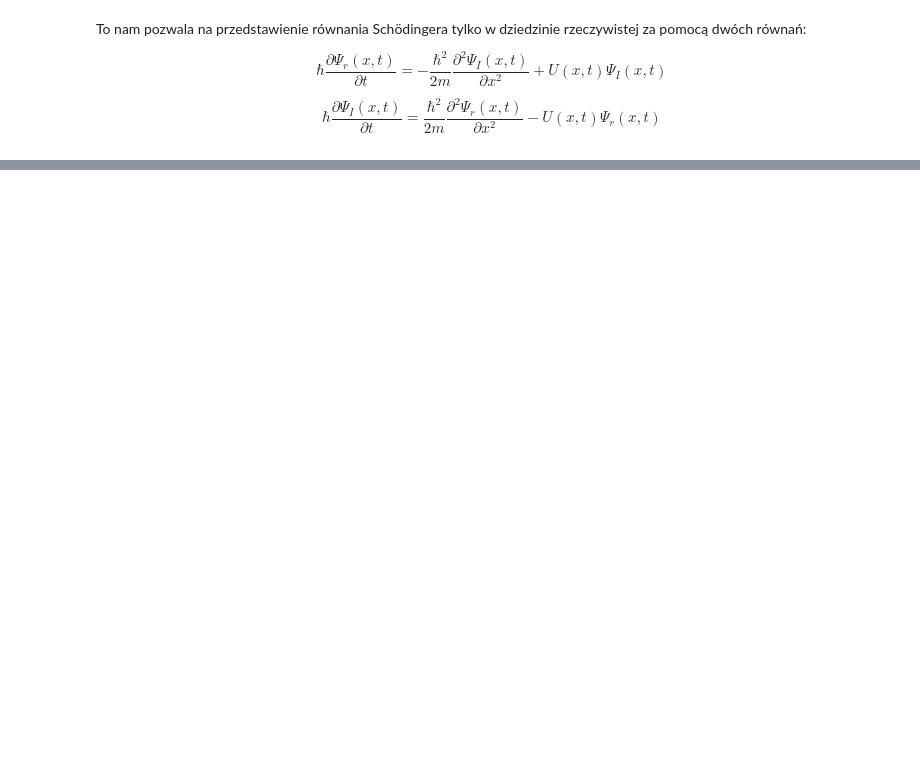
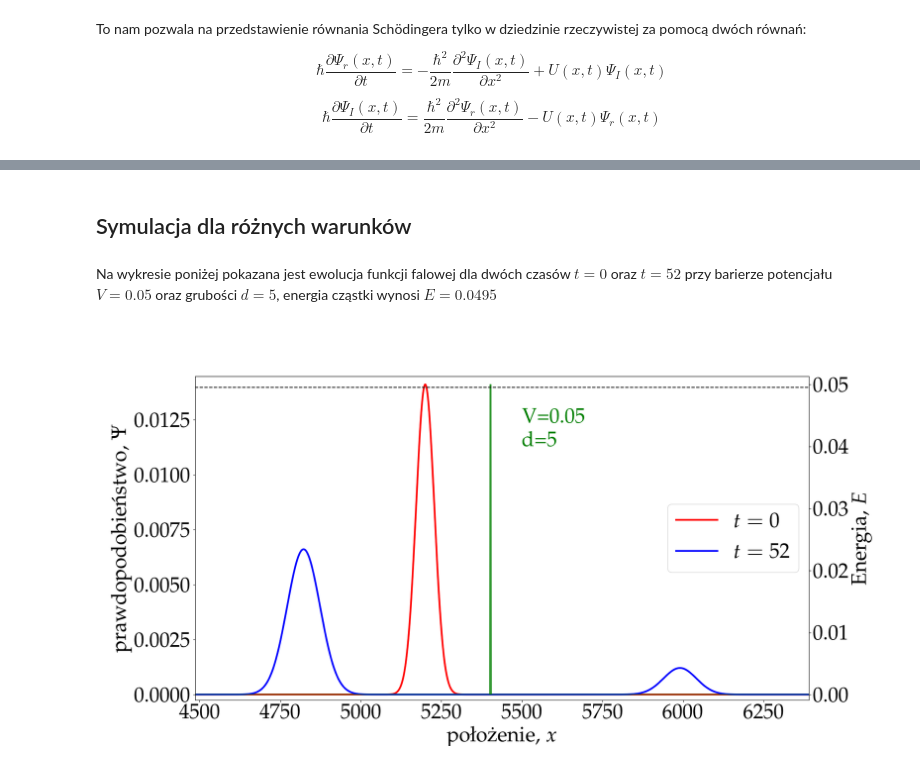
Before and after one commit to pawel21/FDTD, a Jupyter notebook: Schrodinger/FDTD_Schrodinger.ipynb, the cells around one changed output, grey strips where cells are left out. Cells and saved outputs as stored; diff of their text form; code cells hidden in the pictures; blank space fills up the shorter version.

```diff
--- a/Schrodinger/FDTD_Schrodinger.ipynb
+++ b/Schrodinger/FDTD_Schrodinger.ipynb
@@ -28,0 +53,7 @@ $$ \frac{\partial^2 \Psi(x,t)}{\partial x^2} \approx \frac{\Psi(x \Delta x,t) -
+# %%
+%matplotlib qt5
+import matplotlib.pyplot as plt
+import matplotlib
+import numpy as np
+
+plt.rcParams.update({'font.size':25})
@@ -28,0 +194,25 @@ $$ \frac{\partial^2 \Psi(x,t)}{\partial x^2} \approx \frac{\Psi(x \Delta x,t) -
+# %%
+from matplotlib import animation, rc
+from IPython.display import HTML
+
+rc('animation', html='html5')
+plt.rcParams.update({'font.size':15})
+
+fig, ax3 = plt.subplots()
+plot_psi, = ax3.plot([], [], color="red", lw=2, label="$\Psi$")
+plt.legend(loc=6)
+ax4 = ax3.twinx()
+ax4.fill(X, V, color='green', alpha=0.8)
+ax4.plot([0, N], [E, E], 'k--', label="energia cząstki")
+plt.legend(loc=2)
+
+def init():
+     plot_psi.set_data([], [])
+     return (plot_psi,)
+
+def run(i):
+    plot_psi.set_data(X, psi_in_time[i])
+    return plot_psi,
+
+anim = animation.FuncAnimation(fig, run, init_func=init, frames=50, interval=500, blit=True)
+HTML(anim.to_html5_video())
@@ -28,0 +221,2 @@ $$ \frac{\partial^2 \Psi(x,t)}{\partial x^2} \approx \frac{\Psi(x \Delta x,t) -
+# %% [markdown]
+## Symulacja dla różnych warunków
@@ -28,0 +225,7 @@ $$ \frac{\partial^2 \Psi(x,t)}{\partial x^2} \approx \frac{\Psi(x \Delta x,t) -
+# %% [markdown]
+Na wykresie poniżej pokazana jest ewolucja funkcji falowej dla dwóch czasów $t=0$ oraz $t=52$ przy barierze
+potencjału $V=0.05$ oraz grubości $d=5$, energia cząstki wynosi $E=0.0495$
+# %%
+Image(filename='V0_05_d5.png')
+# %% [output]
+[figure, added]
```
Also changed, not shown: parts of 35 cells of this notebook.
